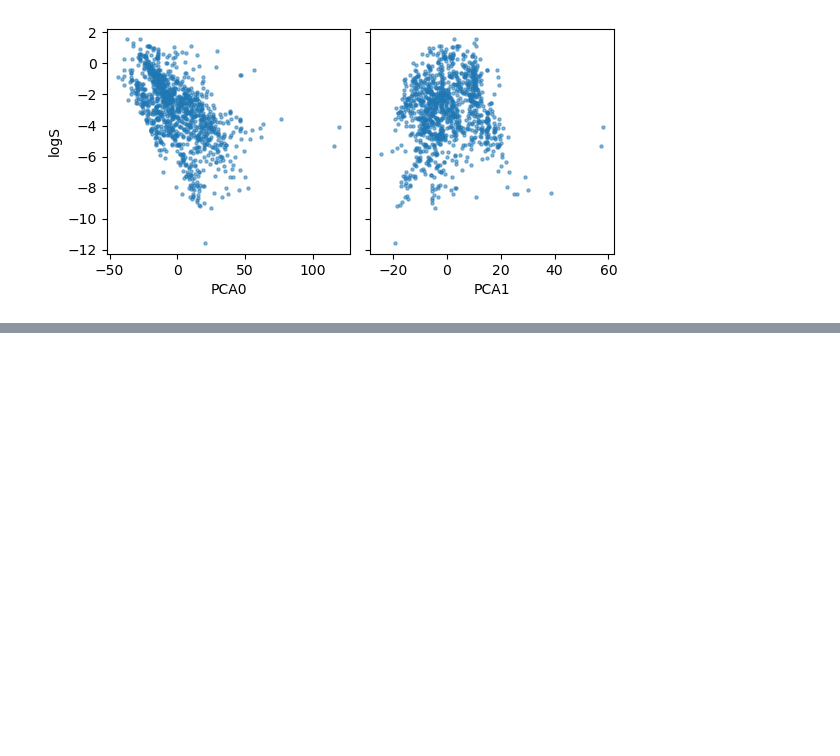
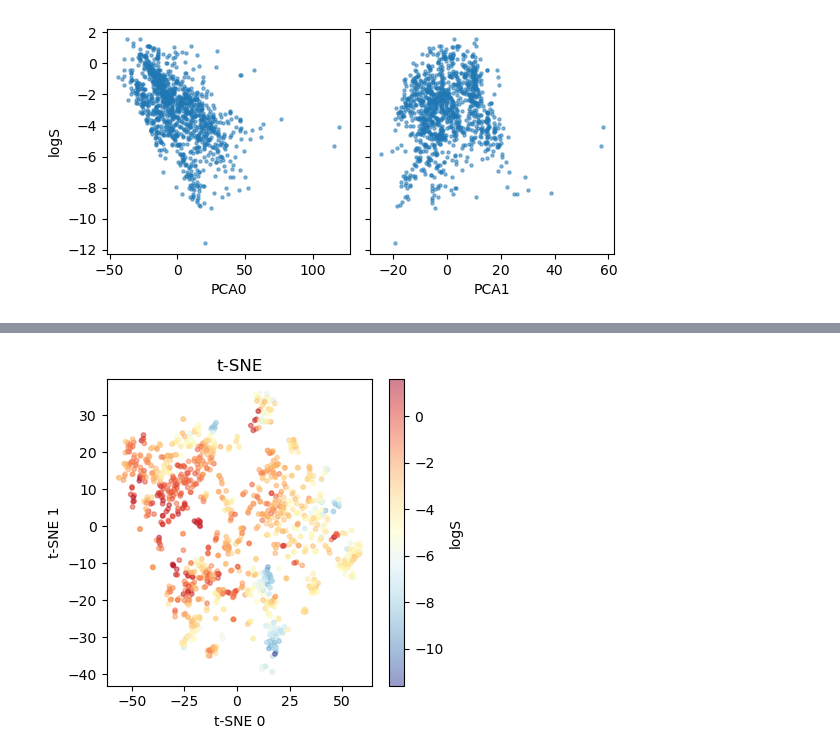
Before and after one commit to hodakamori/ml-tutorial, a Jupyter notebook: 013_feature_engineering/dimension_reduction.ipynb, the cells around one changed output, grey strips where cells are left out. Cells and saved outputs as stored; diff of their text form; code cells hidden in the pictures; blank space fills up the shorter version.

```diff
--- a/013_feature_engineering/dimension_reduction.ipynb
+++ b/013_feature_engineering/dimension_reduction.ipynb
@@ -68,0 +70,14 @@ plt.tight_layout()
+# %%
+from sklearn.manifold import TSNE
+fig = plt.figure(figsize=(8,4))
+ax = fig.add_subplot(121)
+tsne_model = TSNE(n_components=2)
+tsne = tsne_model.fit_transform(X_std)
+m = ax.scatter(tsne[:,0], tsne[:,1], alpha=0.5, s=10, c=df["logS"].values, cmap="RdYlBu_r")
+fig.colorbar(m, ax=ax, label='logS')
+ax.set_xlabel('t-SNE 0')
+ax.set_ylabel('t-SNE 1')
+ax.set_title("t-SNE")
+plt.tight_layout()
+# %% [output]
+[figure, added]
```
Also changed, not shown: parts of 2 cells of this notebook, 6 other files.
